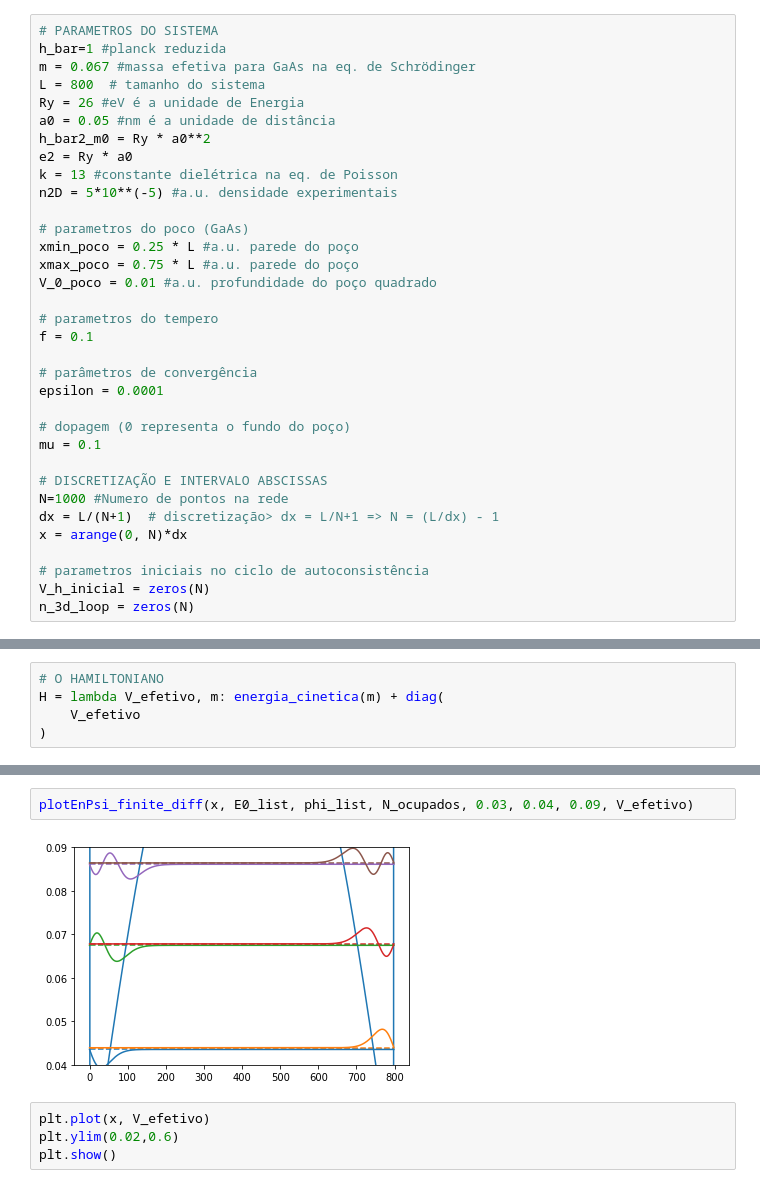
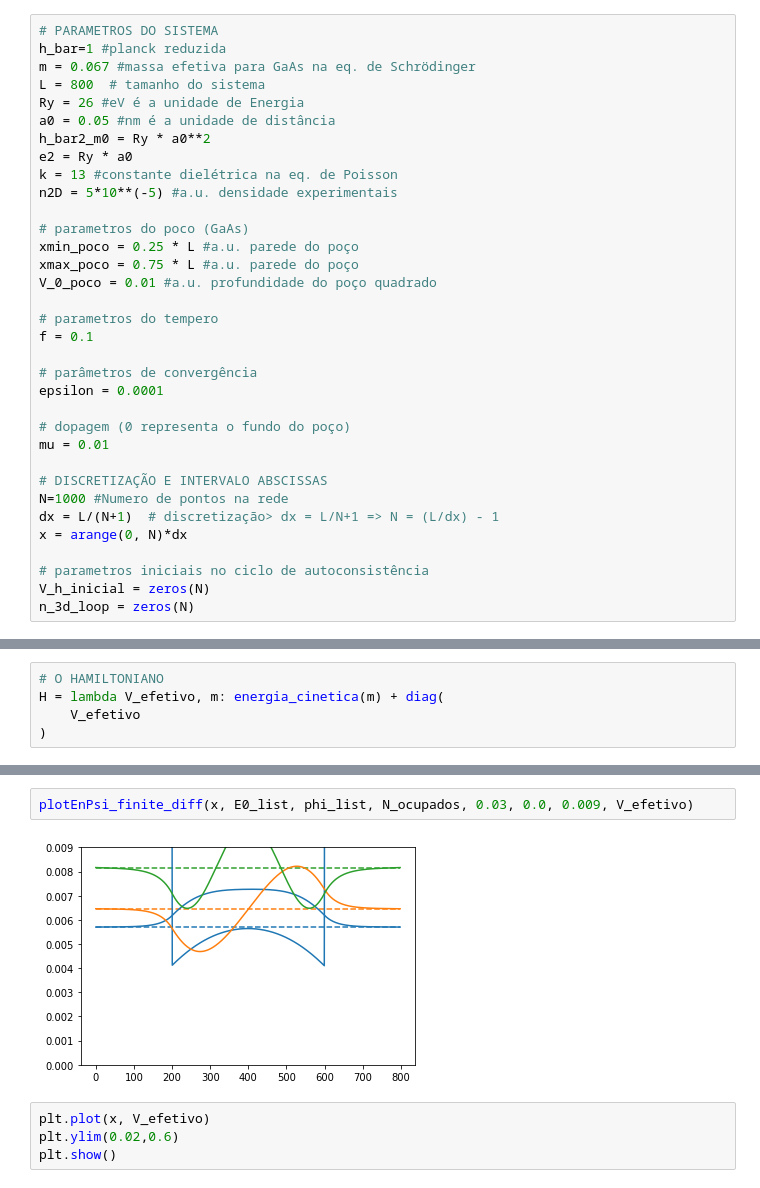
Before and after one commit to devanomaly/hartree-method, a Jupyter notebook: hartree.ipynb, the cells around one changed output, grey strips where cells are left out. Saved outputs shown, nothing was run; the diff lists cells and outputs as text.

```diff
--- a/hartree.ipynb
+++ b/hartree.ipynb
@@ -41,7 +41,7 @@ f = 0.1
 epsilon = 0.0001
 
 # dopagem (0 representa o fundo do poço)
-mu = 0.1
+mu = 0.01
 
 # DISCRETIZAÇÃO E INTERVALO ABSCISSAS
 N=1000 #Numero de pontos na rede
@@ -181,8 +178,8 @@ Energias ocupadas [0.04352877 0.04392553 0.06747128 0.06779978 0.08610839 0.0864
 convergiu!
 # %%
-plotEnPsi_finite_diff(x, E0_list, phi_list, N_ocupados, 0.03, 0.04, 0.09, V_efetivo)
+plotEnPsi_finite_diff(x, E0_list, phi_list, N_ocupados, 0.03, 0.0, 0.009, V_efetivo)
 # %% [output]
-[figure, old version]
+[figure, new version]
 # %%
 plt.plot(x, V_efetivo)
 plt.ylim(0.02,0.6)
```
Also changed, not shown: parts of 1 cell of this notebook.
